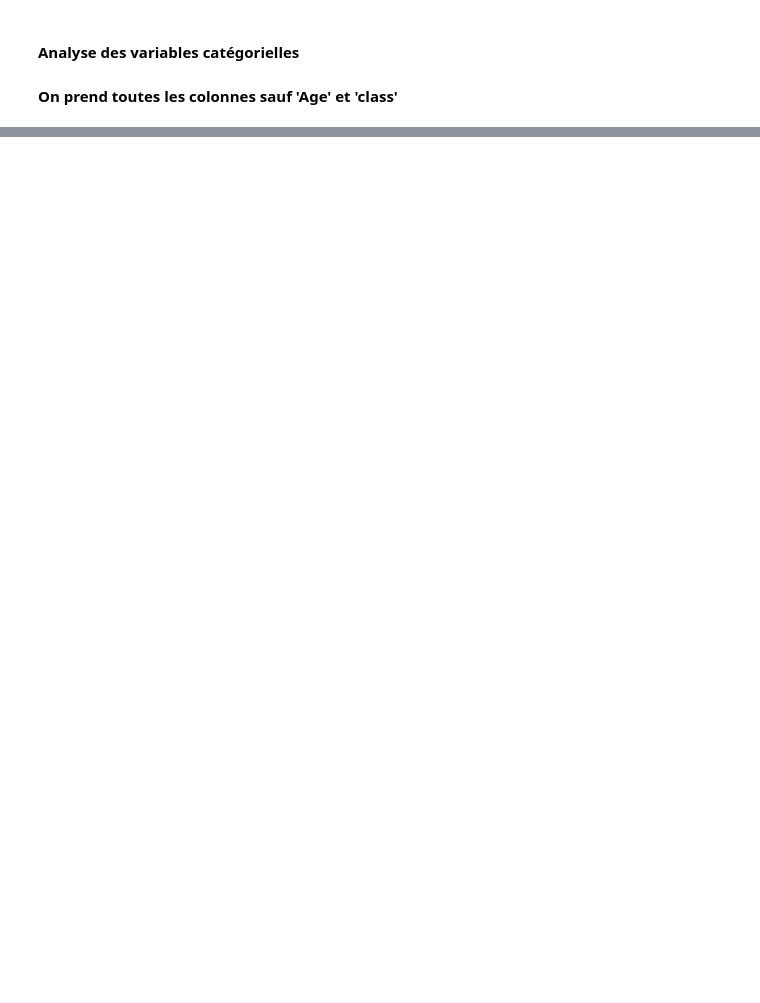
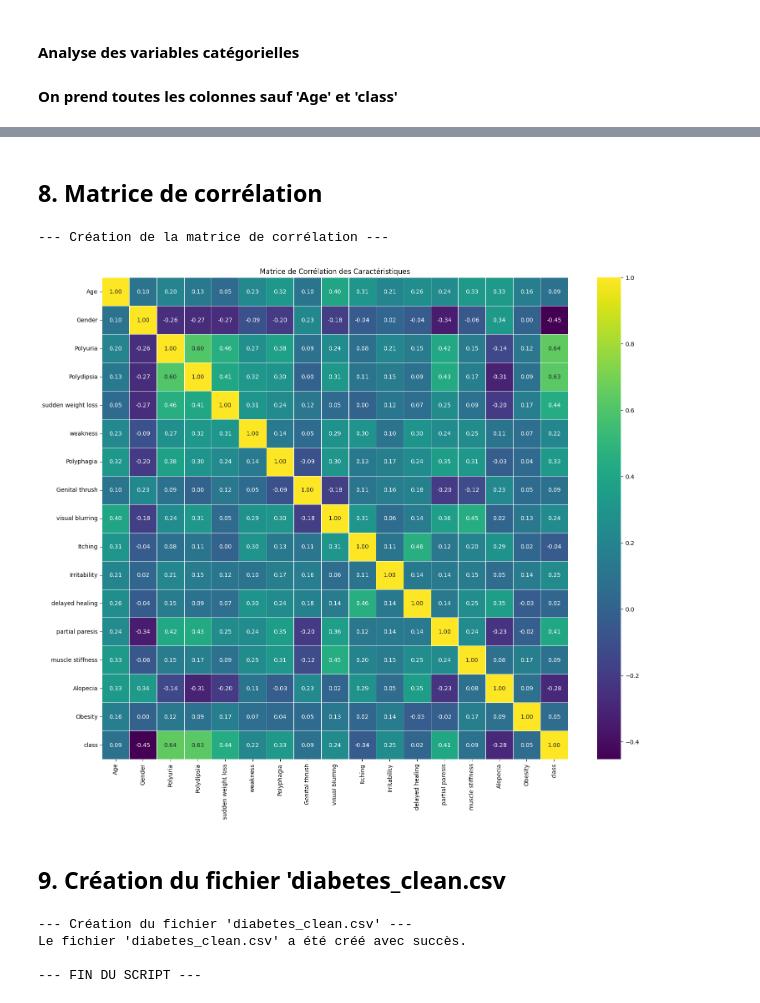
Before and after one commit to gprodi/diabete_simplon, a Jupyter notebook: diabete1.ipynb, the cells around one changed output, grey strips where cells are left out. Drawn from its saved outputs; the diff is of its cells as text; code cells hidden in the pictures; blank space fills up the shorter version.

Commit message:
version finale EDA et csv clean

```diff
--- a/diabete1.ipynb
+++ b/diabete1.ipynb
@@ -179,25 +171,16 @@ for feature in categorical_features:
 # %%
-# Copier le dataframe pour l'encodage
-df_corr = df.copy()
+print("\n--- Étape 4: Encodage des données pour la corrélation ---")
+# Copier le dataframe pour ne pas modifier l'original nettoyé
+df_encoded = df.copy()
 
-# Convertir les variables catégorielles en valeurs numériques (0 et 1)
-# On utilise LabelEncoder ou un simple mapping
-from sklearn.preprocessing import LabelEncoder
-for column in df_corr.columns:
-    if df_corr[column].dtype == 'object':
+# Utiliser LabelEncoder pour convertir toutes les colonnes de type 'object' en nombres
+# Cela transforme les catégories (Oui/Non, Homme/Femme, etc.) en 0 et 1.
+for column in df_encoded.columns:
+    if df_encoded[column].dtype == 'object':
         le = LabelEncoder()
-        df_corr[column] = le.fit_transform(df_corr[column])
+        df_encoded[column] = le.fit_transform(df_encoded[column])
+        # Afficher le mapping pour comprendre l'encodage
+        print(f"Mapping pour '{column}': {dict(zip(le.classes_, le.transform(le.classes_)))}")
 
-print("\n--- Aperçu des données encodées ---")
-print(df_corr.head())
-
-# Calculer la matrice de corrélation
-corr_matrix = df_corr.corr()
-
-# Afficher la carte de chaleur (heatmap)
-plt.figure(figsize=(18, 15))
-sns.heatmap(corr_matrix, annot=True, cmap='viridis', fmt='.2f', linewidths=0.5)
-plt.title('Matrice de Corrélation des Caractéristiques')
-plt.show()
-
-print("\n--- Analyse exploratoire terminée ---")
+print("\nAperçu des données encodées numériquement :")
+print(df_encoded.head())
@@ -203,0 +205,31 @@ print("\n--- Analyse exploratoire terminée ---")
+# %% [markdown]
+## 8. Matrice de corrélation
+# %%
+print("\n--- Création de la matrice de corrélation ---")
+# Calculer la matrice de corrélation
+corr_matrix = df_encoded.corr()
+
+# Afficher la carte de chaleur (heatmap) pour visualiser les corrélations
+plt.figure(figsize=(18, 15))
+sns.heatmap(corr_matrix, annot=True, cmap='viridis', fmt='.2f', linewidths=0.5)
+plt.title('Matrice de Corrélation des Caractéristiques')
+plt.show()
+# %% [output]
+--- Création de la matrice de corrélation ---
+[figure, added]
+# %% [markdown]
+## 9. Création du fichier 'diabetes_clean.csv
+# %%
+print("\n--- Création du fichier 'diabetes_clean.csv' ---")
+output_filename = 'diabetes_clean.csv'
+
+# Sauvegarder le DataFrame encodé dans un nouveau fichier CSV, sans l'index.
+df_encoded.to_csv(output_filename, index=False)
+
+print(f"Le fichier '{output_filename}' a été créé avec succès.")
+print("\n--- FIN DU SCRIPT ---")
+# %% [output]
+--- Création du fichier 'diabetes_clean.csv' ---
+Le fichier 'diabetes_clean.csv' a été créé avec succès.
+
+--- FIN DU SCRIPT ---
```
Also changed, not shown: parts of 12 cells of this notebook, 2 other files.
